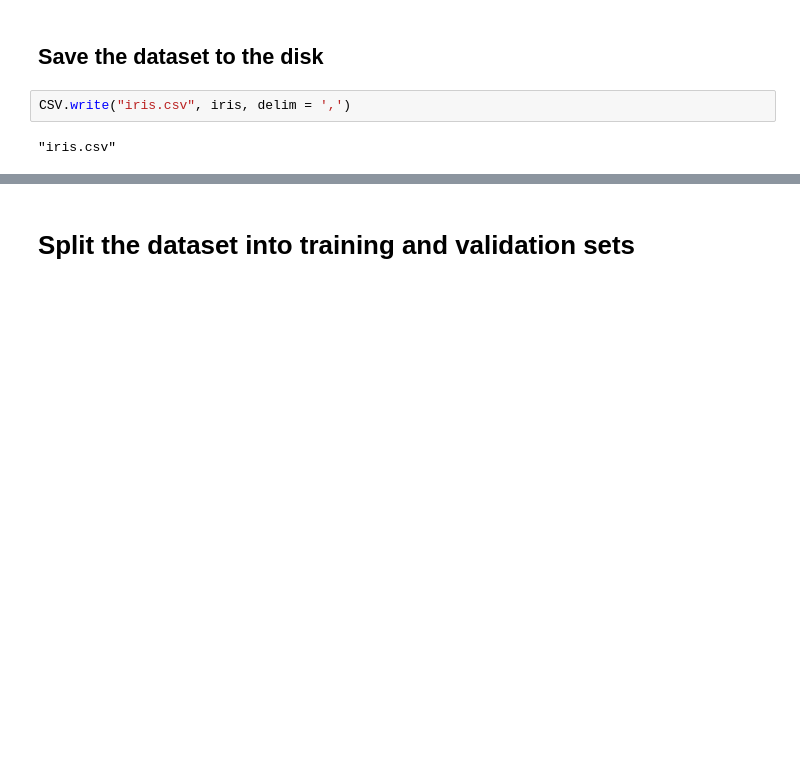
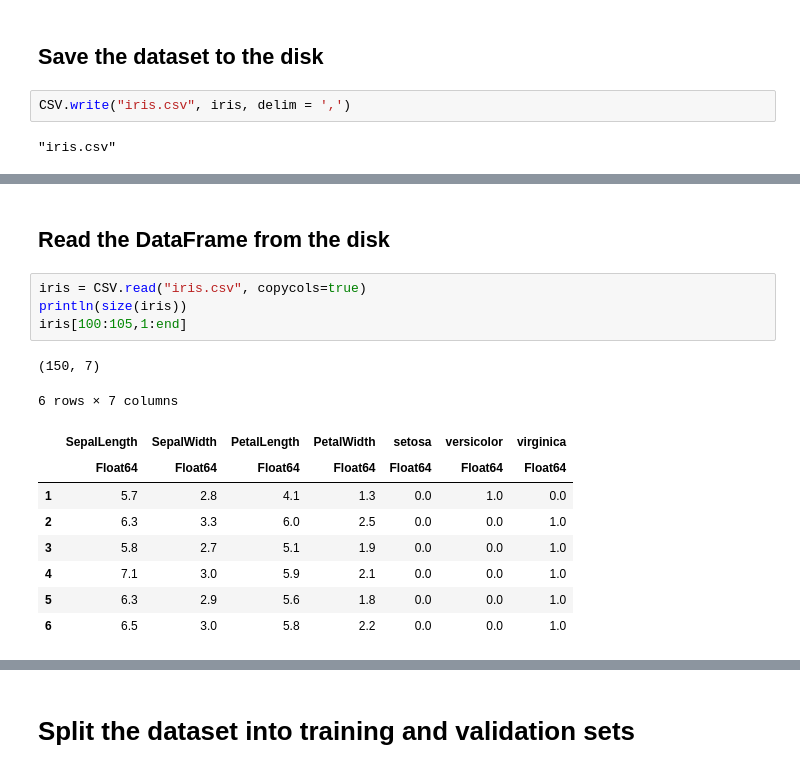
Before and after one commit to UkiDLucas/Iris_dataset_Julia_Flux_DNN_regression, a Jupyter notebook: Flux DNN regression.ipynb, the cells around one changed output, grey strips where cells are left out. Saved outputs shown, nothing was run; the diff lists cells and outputs as text; blank space fills up the shorter version.

```diff
--- a/Flux DNN regression.ipynb
+++ b/Flux DNN regression.ipynb
@@ -216,0 +264,17 @@ CSV.write("iris.csv", iris, delim = ',')
+# %% [markdown]
+## Read the DataFrame from the disk
+# %%
+iris = CSV.read("iris.csv", copycols=true)
+println(size(iris))
+iris[100:105,1:end]
+# %% [output]
+(150, 7)
+6 rows × 7 columns
+|  | SepalLength | SepalWidth | PetalLength | PetalWidth | setosa | versicolor | virginica |
+|  | Float64 | Float64 | Float64 | Float64 | Float64 | Float64 | Float64 |
+| 1 | 5.7 | 2.8 | 4.1 | 1.3 | 0.0 | 1.0 | 0.0 |
+| 2 | 6.3 | 3.3 | 6.0 | 2.5 | 0.0 | 0.0 | 1.0 |
+| 3 | 5.8 | 2.7 | 5.1 | 1.9 | 0.0 | 0.0 | 1.0 |
+| 4 | 7.1 | 3.0 | 5.9 | 2.1 | 0.0 | 0.0 | 1.0 |
+| 5 | 6.3 | 2.9 | 5.6 | 1.8 | 0.0 | 0.0 | 1.0 |
+| 6 | 6.5 | 3.0 | 5.8 | 2.2 | 0.0 | 0.0 | 1.0 |
```
Also changed, not shown: parts of 32 cells of this notebook, 5 other files.
